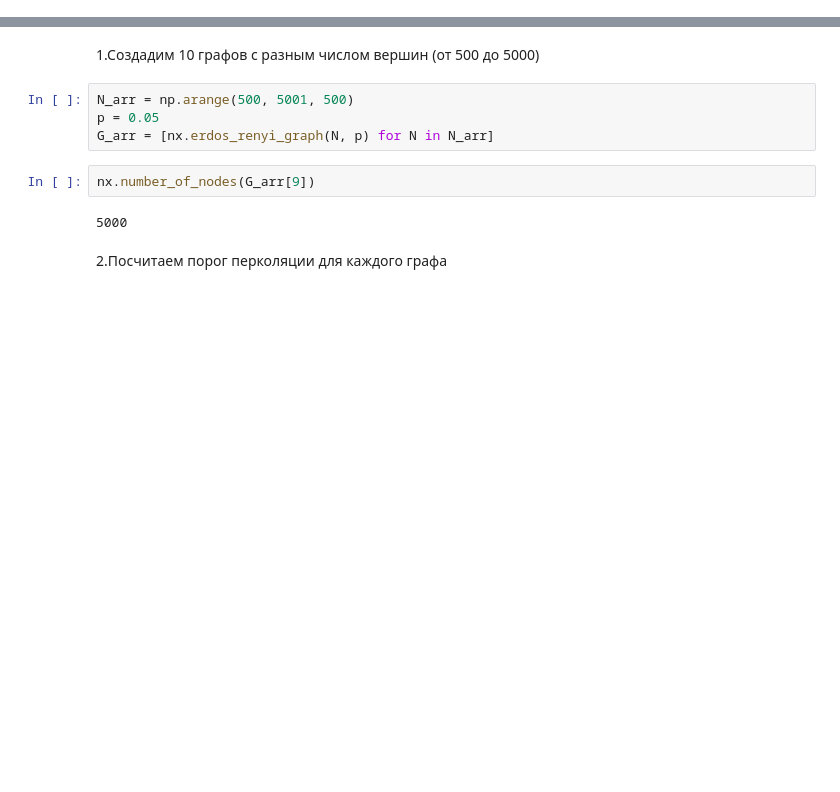
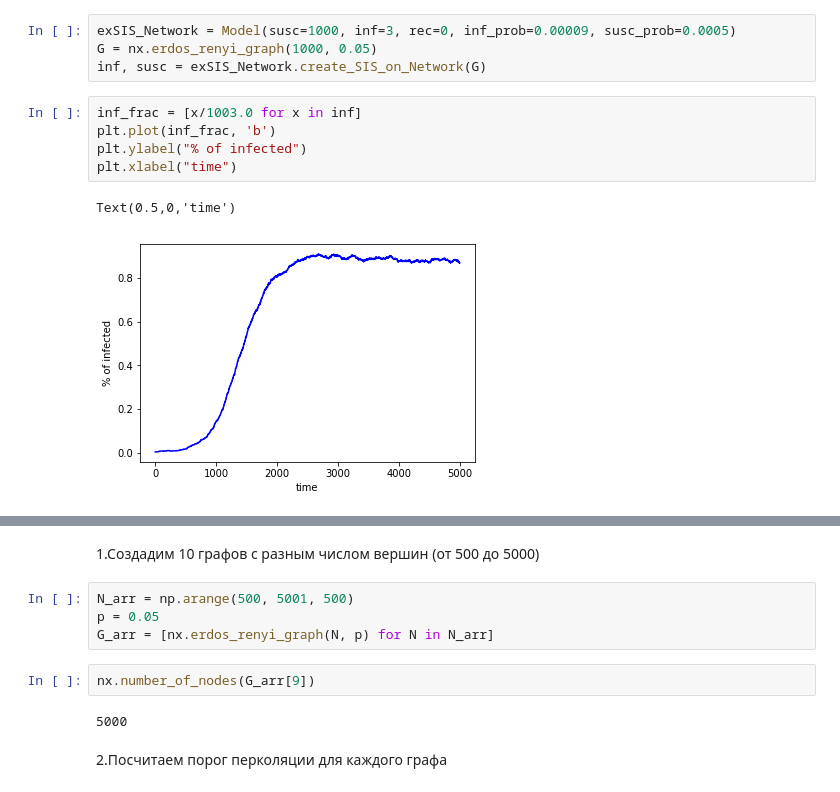
Before and after one commit to tsyrendylykova/multilayerNetwork, a Jupyter notebook: Senior thesis. Hypotheses 1.ipynb, the cells around one changed output, grey strips where cells are left out. Cells and saved outputs as stored; diff of their text form; blank space fills up the shorter version.

Commit message:
stability time

```diff
--- a/Senior thesis. Hypotheses 1.ipynb
+++ b/Senior thesis. Hypotheses 1.ipynb
@@ -8,0 +62,12 @@ from numpy import linalg as lg
+# %%
+exSIS_Network = Model(susc=1000, inf=3, rec=0, inf_prob=0.00009, susc_prob=0.0005)
+G = nx.erdos_renyi_graph(1000, 0.05)
+inf, susc = exSIS_Network.create_SIS_on_Network(G)
+# %%
+inf_frac = [x/1003.0 for x in inf]
+plt.plot(inf_frac, 'b')
+plt.ylabel("% of infected")
+plt.xlabel("time")
+# %% [output]
+Text(0.5,0,'time')
+[figure, added]
```
Also changed, not shown: parts of 29 cells of this notebook.
